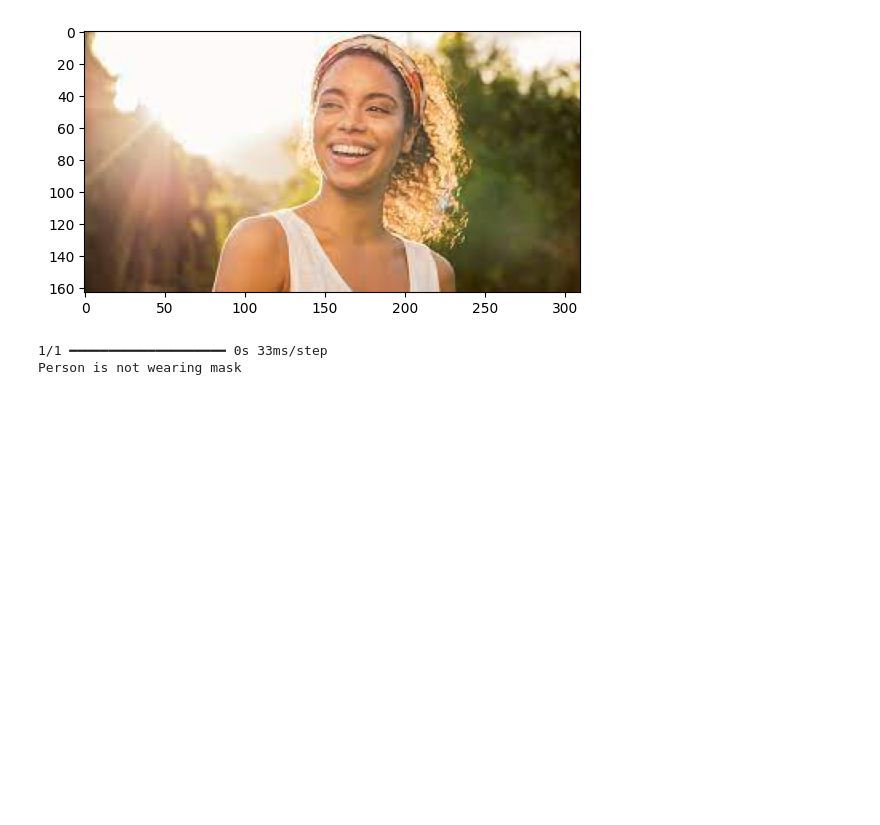
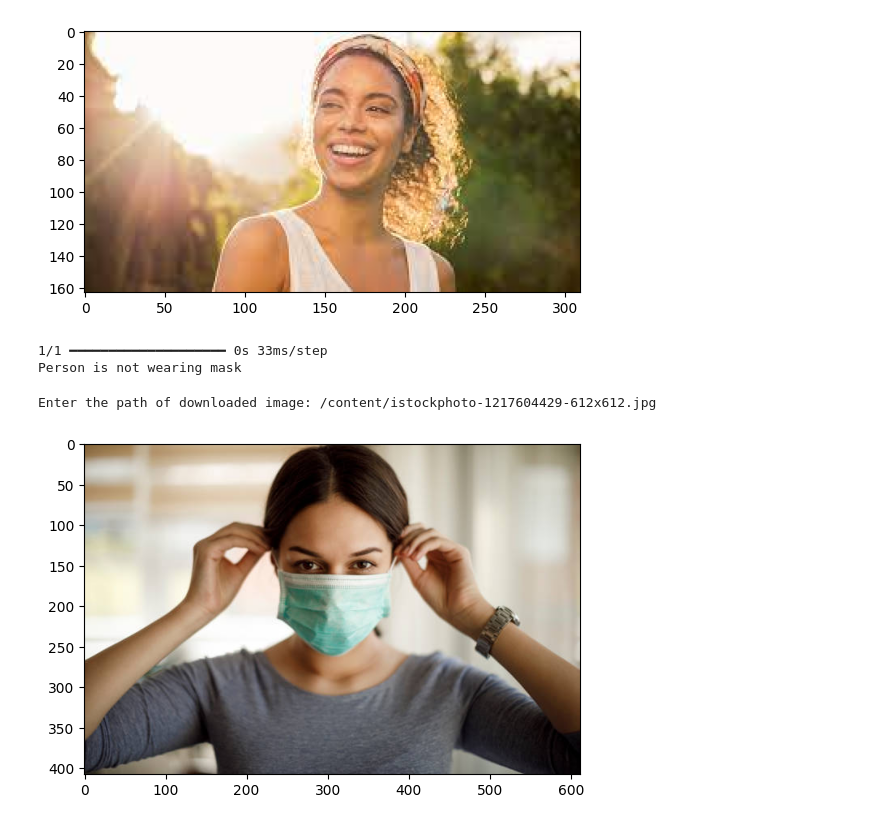
Before and after one commit to vir123-devf/Face_mask_detection_using_cnn, a Jupyter notebook: Face_Mask_Detection_using_cnn.ipynb, the cells around one changed output. Saved outputs shown, nothing was run; the diff lists cells and outputs as text; code cells hidden in the pictures; blank space fills up the shorter version.

```diff
--- a/Face_Mask_Detection_using_cnn.ipynb
+++ b/Face_Mask_Detection_using_cnn.ipynb
@@ -265,3 +265,32 @@ Enter the path of downloaded image: /content/images.jpg
 [figure]
 1/1 ━━━━━━━━━━━━━━━━━━━━ 0s 33ms/step
 Person is not wearing mask
+# %%
+# predicting for downloaded image(jpg) from website-
+from matplotlib import image as mpimg
+from PIL import Image
+path = input("Enter the path of downloaded image: ")
+img2 = mpimg.imread(path)
+imgplt = plt.imshow(img2)
+plt.show()
+
+img1 = Image.open(path)
+img1 = img1.resize((100,100))
+img1 = img1.convert('RGB')
+img1 = np.array(img1)
+img1 = img1 / 255.0  # optional depending on model preprocessing
+
+# Add batch dimension ---> important step ---(1,100,100,3)
+img1 = np.expand_dims(img1, axis=0)
+
+# Predict
+y_p = model.predict(img1)
+y_predicted = y_p.argmax(axis=1)
+y_predicted
+if y_predicted == [1]:
+  print('Person is wearing mask')
+else:
+  print('Person is not wearing mask')
+# %% [output]
+Enter the path of downloaded image: /content/istockphoto-1217604429-612x612.jpg
+[figure, added]
```
Also changed, not shown: parts of 1 cell of this notebook.
